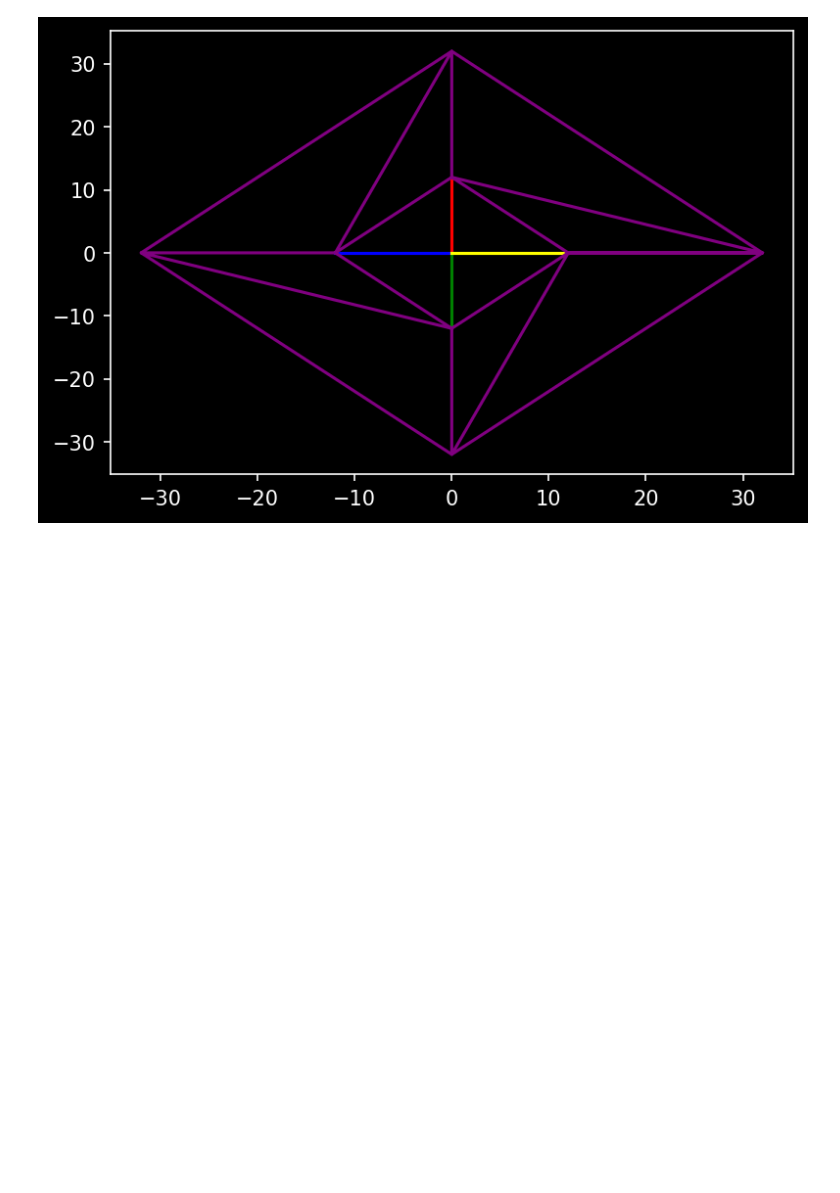
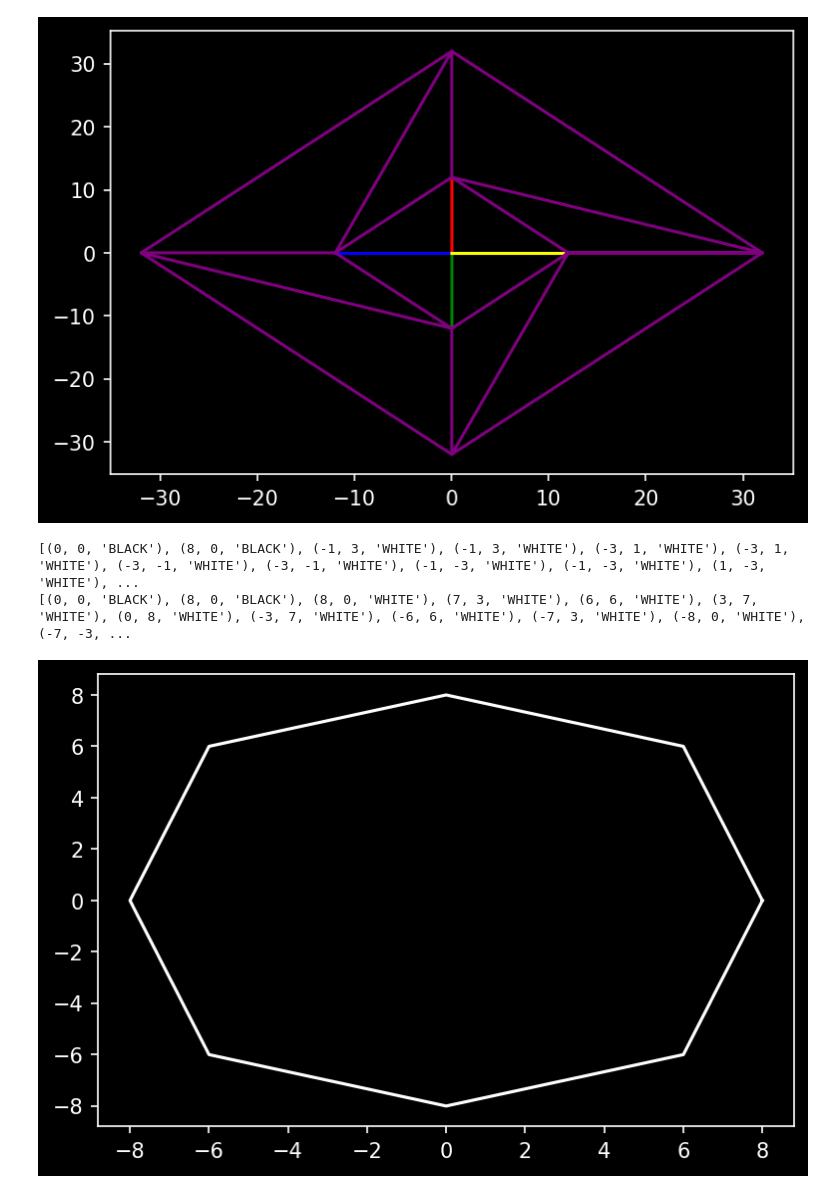
Before and after one commit to mwenge/tempest, a Jupyter notebook: notebooks/Create Graphs of Vector Images from Tempest.ipynb, the cells around one changed output. Cells and saved outputs as stored; diff of their text form; code cells hidden in the pictures; blank space fills up the shorter version.

```diff
--- a/notebooks/Create Graphs of Vector Images from Tempest.ipynb
+++ b/notebooks/Create Graphs of Vector Images from Tempest.ipynb
@@ -1365,3 +1009,35 @@ vertices = vectors_to_coords(vectors)
 plot_vertices(vertices)
 # %% [output]
 [figure]
+# %%
+vector_data = """
+	ICVEC
+	SCVEC 8,0,0
+	SCVEC 7,3,CB
+	SCVEC 6,6,CB
+	SCVEC 3,7,CB
+	SCVEC 0,8,CB
+	SCVEC -3,7,CB
+	SCVEC -6,6,CB
+	SCVEC -7,3,CB
+	SCVEC -8,0,CB
+	SCVEC -7,-3,CB
+	SCVEC -6,-6,CB
+	SCVEC -3,-7,CB
+	SCVEC 0,-8,CB
+	SCVEC 3,-7,CB
+	SCVEC 6,-6,CB
+	SCVEC 7,-3,CB
+	SCVEC 8,0,CB
+	SCVEC 0,0
+	RTSL
+"""
+vectors = parse_vector_commands(vector_data)
+print(vectors)
+vertices = vectors_to_coords(vectors)
+print(vertices)
+plot_vertices(vertices)
+# %% [output]
+[(0, 0, 'BLACK'), (8, 0, 'BLACK'), (-1, 3, 'WHITE'), (-1, 3, 'WHITE'), (-3, 1, 'WHITE'), (-3, 1, 'WHITE'), (-3, -1, 'WHITE'), (-3, -1, 'WHITE'), (-1, -3, 'WHITE'), (-1, -3, 'WHITE'), (1, -3, 'WHITE'), ...
+[(0, 0, 'BLACK'), (8, 0, 'BLACK'), (8, 0, 'WHITE'), (7, 3, 'WHITE'), (6, 6, 'WHITE'), (3, 7, 'WHITE'), (0, 8, 'WHITE'), (-3, 7, 'WHITE'), (-6, 6, 'WHITE'), (-7, 3, 'WHITE'), (-8, 0, 'WHITE'), (-7, -3, ...
+[figure, added]
```
Also changed, not shown: parts of 70 cells of this notebook.
